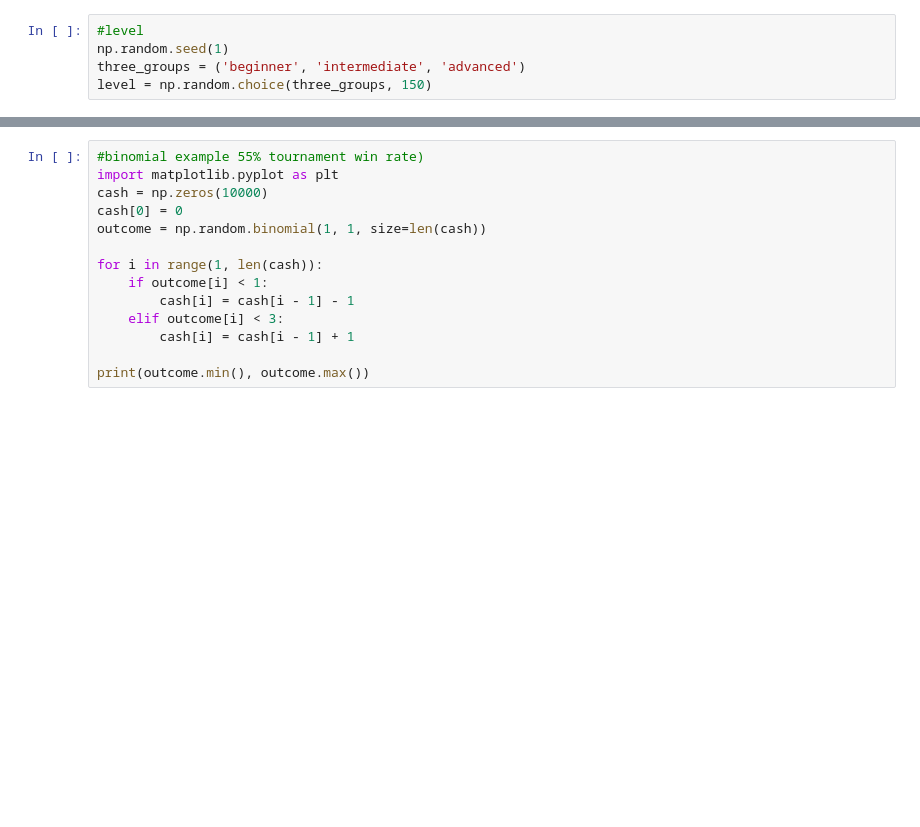
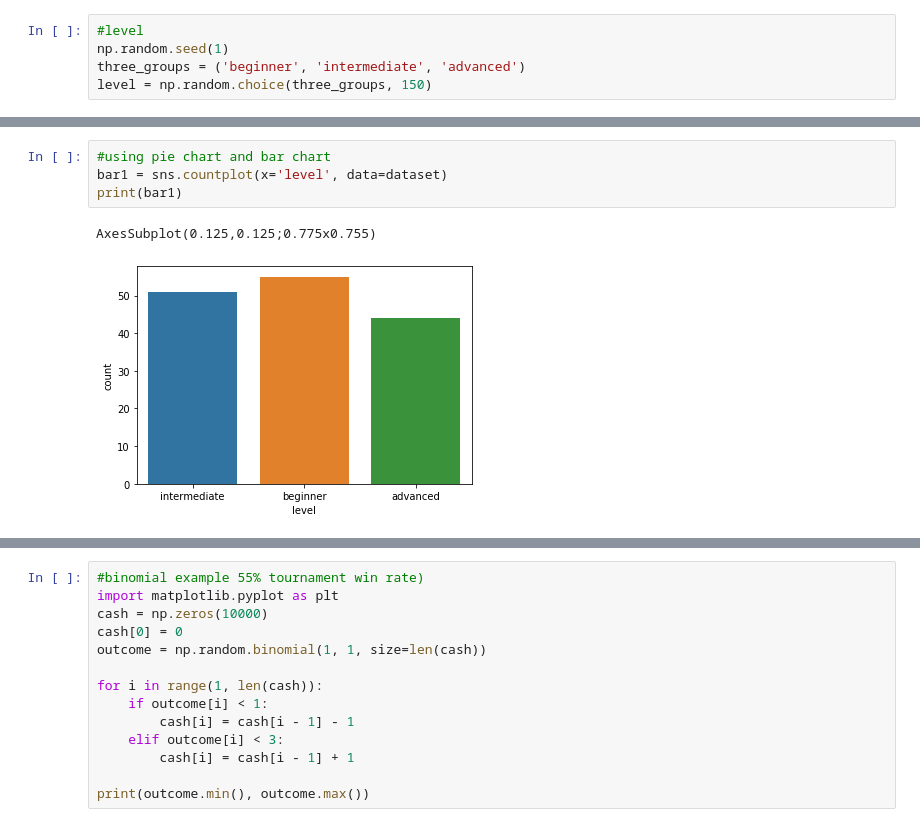
Before and after one commit to garycunningham89/progdataanalysisproject, a Jupyter notebook: Programming for Data Analysis Final Project.ipynb, the cells around one changed output, grey strips where cells are left out. Drawn from its saved outputs; the diff is of its cells as text; blank space fills up the shorter version.

```diff
--- a/Programming for Data Analysis Final Project.ipynb
+++ b/Programming for Data Analysis Final Project.ipynb
@@ -250,0 +343,7 @@ df.style.hide_index()
+# %%
+#using pie chart and bar chart
+bar1 = sns.countplot(x='level', data=dataset)
+print(bar1)
+# %% [output]
+AxesSubplot(0.125,0.125;0.775x0.755)
+[figure, added]
```
Also changed, not shown: parts of 20 cells of this notebook, 1 other file.
